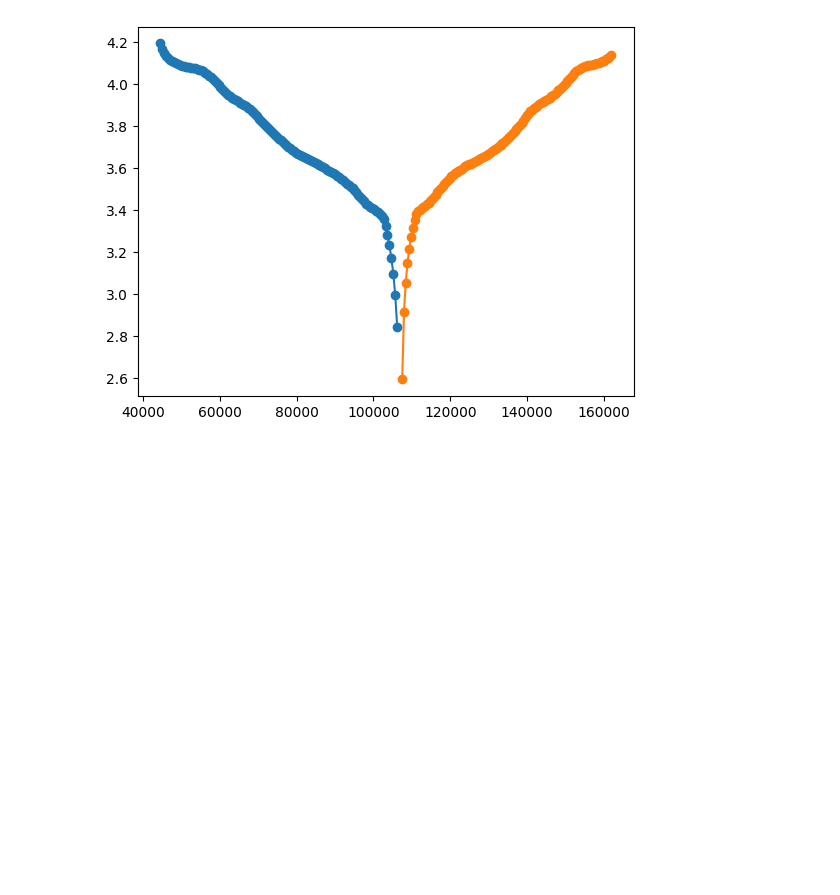
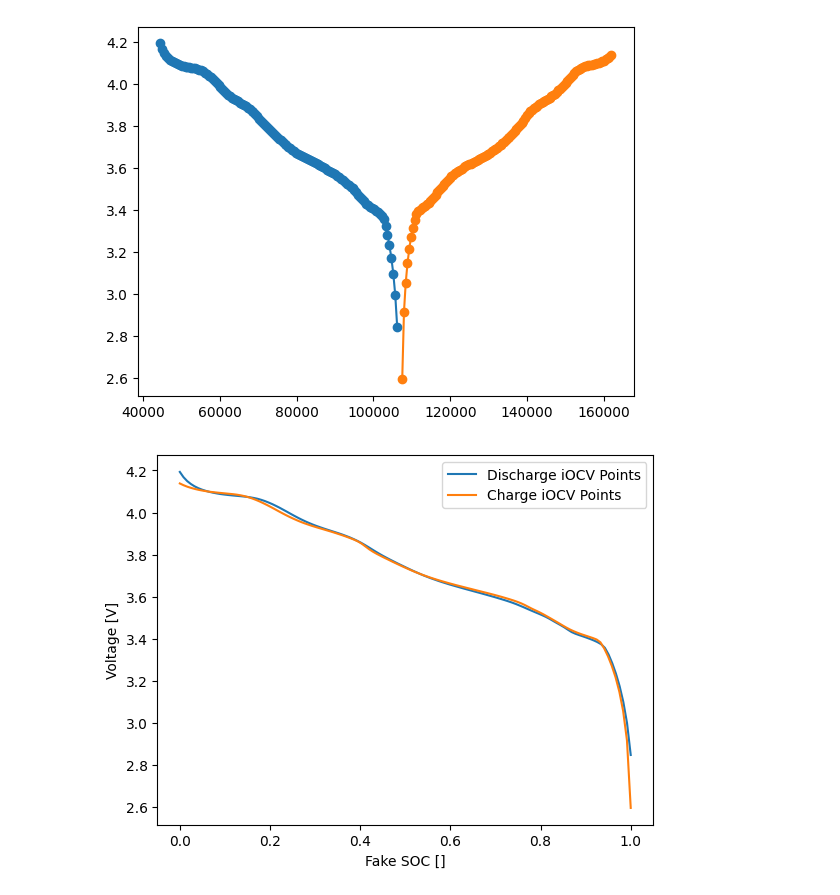
Before and after one commit to eet-tub/pydpeet, a Jupyter notebook: docs/examples/notebooks/Tutorial_04_OCV.ipynb, the cells around one changed output. Cells and saved outputs as stored; diff of their text form; code cells hidden in the pictures; blank space fills up the shorter version.

Commit message:
added fake SOC for OCV Tutorial

```diff
--- a/docs/examples/notebooks/Tutorial_04_OCV.ipynb
+++ b/docs/examples/notebooks/Tutorial_04_OCV.ipynb
@@ -48,5 +48,5 @@ convert_file executed in 9.572856 seconds
 # %%
-Test = eet.process.analyze.iocv_detection(df = Data, visualize = False)
+OCVs = eet.process.analyze.iocv_detection(df = Data, visualize = False)
 
 
 # iocv_detection(min_pause_lenght: float = 120,
@@ -89,7 +89,25 @@ Test[0].head()
 # %%
 fig, ax = plt.subplots()
 
-for OCV in Test:
+for OCV in OCVs:
     ax.plot(OCV['Testtime[s]'], OCV['Voltage[V]'], marker='o', linestyle='-', label='iOCV Points')
 # %% [output]
 [figure]
+# %%
+# Fake SOC
+
+for idx in enumerate(OCVs):
+    OCV = OCVs[idx[0]]
+    OCV['Fake SOC'] = (OCV['Testtime[s]'] - OCV['Testtime[s]'].min()) / (OCV['Testtime[s]'].max() - OCV['Testtime[s]'].min())
+    OCV['Fake SOC'] = OCV.sort_values(by='Voltage[V]', ascending=False)['Fake SOC'].values
+    OCVs[idx[0]] = OCV
+# %%
+fig, ax = plt.subplots()
+
+for OCV in OCVs:
+    ax.plot(OCV['Fake SOC'], OCV['Voltage[V]'], linestyle='-', label=f'{OCV['iOCV_type'].iloc[0]} iOCV Points')
+    ax.legend()
+    ax.set_ylabel('Voltage [V]')
+    ax.set_xlabel('Fake SOC []')
+# %% [output]
+[figure, added]
```
Also changed, not shown: parts of 3 cells of this notebook.
